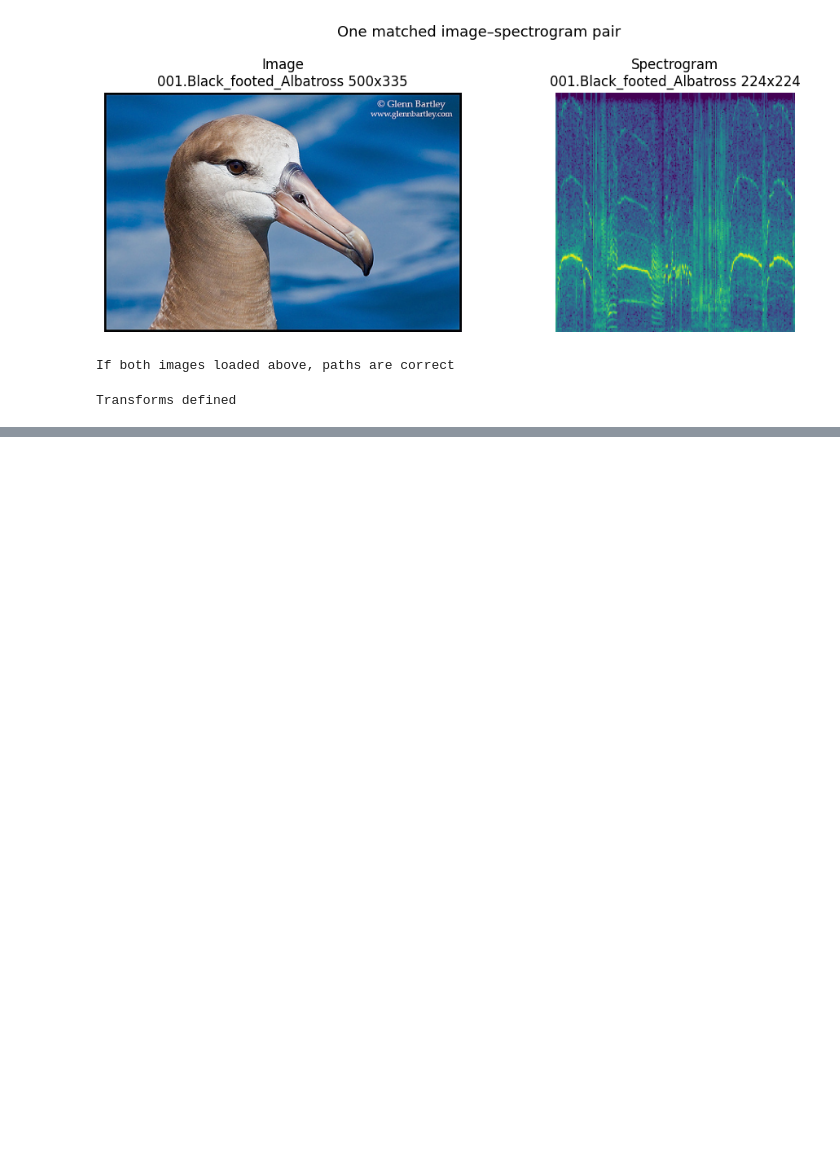
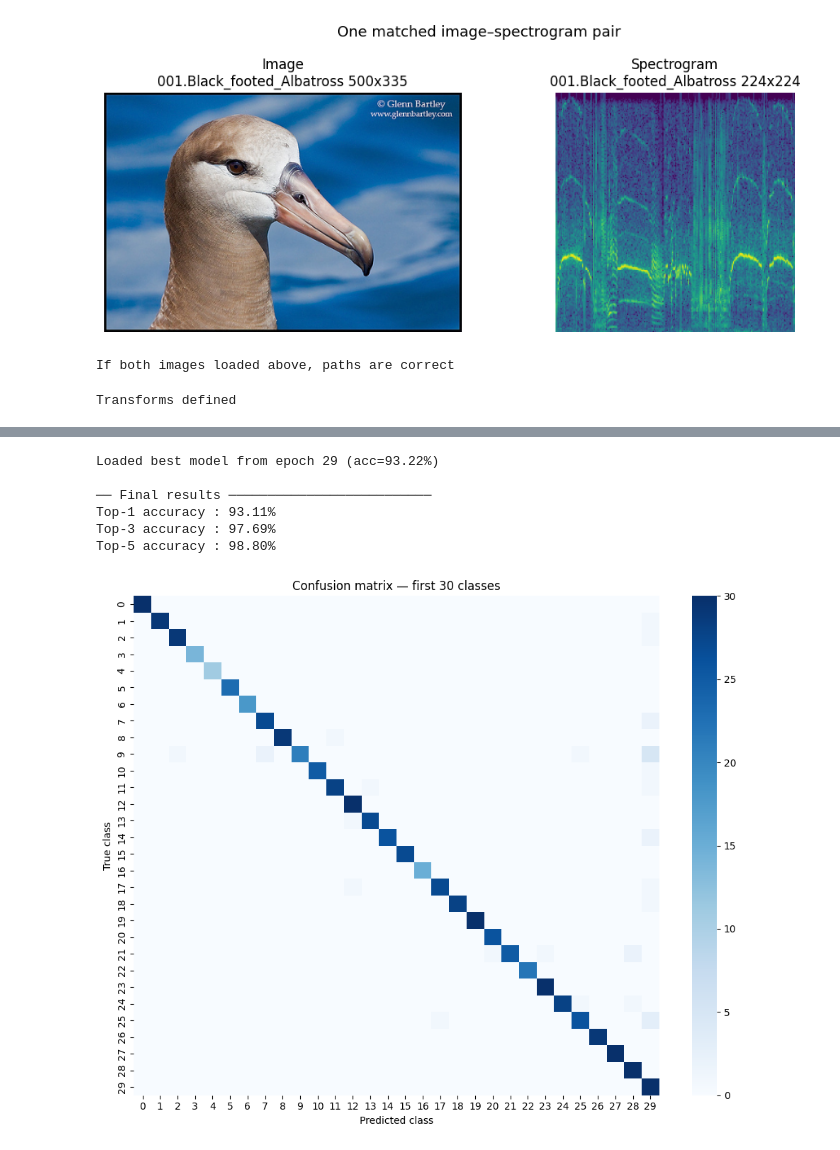
Before and after one commit to gevorgalaverdyan/Multimodal-Bird-Species-Classification, a Jupyter notebook: Multimodal_Bird_Species_Classification.ipynb, the cells around one changed output, grey strips where cells are left out. Saved outputs shown, nothing was run; the diff lists cells and outputs as text; code cells hidden in the pictures; blank space fills up the shorter version.

```diff
--- a/Multimodal_Bird_Species_Classification.ipynb
+++ b/Multimodal_Bird_Species_Classification.ipynb
@@ -331,0 +363,4 @@ plt.show()
+# %%
+criterion = nn.CrossEntropyLoss()
+optimizer = optim.Adam(model.parameters(), lr=1e-4, weight_decay=1e-4)
+scheduler = optim.lr_scheduler.ReduceLROnPlateau(optimizer, mode="max", factor=0.5, patience=3)
@@ -331,0 +477,55 @@ plt.show()
+# %%
+checkpoint = torch.load(CKPT_PATH, map_location=DEVICE)
+model.load_state_dict(checkpoint["model_state"])
+print(f"Loaded best model from epoch {checkpoint['epoch']} "
+      f"(acc={checkpoint['accuracy']*100:.2f}%)")
+
+_, test_acc, all_preds, all_labels = evaluate(
+    model, test_loader, criterion, DEVICE
+)
+
+# Top-k accuracy
+def top_k_accuracy(model, loader, k, device):
+    model.eval()
+    correct, total = 0, 0
+    with torch.no_grad():
+        for images, specs, labels in loader:
+            logits  = model(images.to(device), specs.to(device))
+            _, topk = logits.topk(k, dim=1)
+            correct += (topk == labels.to(device).unsqueeze(1)).any(dim=1).sum().item()
+            total   += labels.size(0)
+    return correct / total
+
+print("\n── Final results ──────────────────────────")
+for k in [1, 3, 5]:
+    acc = top_k_accuracy(model, test_loader, k=k, device=DEVICE)
+    print(f"Top-{k} accuracy : {acc*100:.2f}%")
+# %% [output]
+Loaded best model from epoch 29 (acc=93.22%)
+
+── Final results ──────────────────────────
+Top-1 accuracy : 93.11%
+Top-3 accuracy : 97.69%
+Top-5 accuracy : 98.80%
+# %%
+#confusion matrix
+
+SHOW_N = 30
+mask   = np.array(all_labels) < SHOW_N
+cm     = confusion_matrix(
+    np.array(all_labels)[mask],
+    np.clip(np.array(all_preds)[mask], 0, SHOW_N-1),
+    labels=list(range(SHOW_N))
+)
+
+fig, ax = plt.subplots(figsize=(10, 8))
+sns.heatmap(cm, annot=False, cmap="Blues", ax=ax,
+            xticklabels=range(SHOW_N), yticklabels=range(SHOW_N))
+ax.set_xlabel("Predicted class")
+ax.set_ylabel("True class")
+ax.set_title(f"Confusion matrix — first {SHOW_N} classes")
+plt.tight_layout()
+plt.savefig("confusion_matrix.png", dpi=150)
+plt.show()
+# %% [output]
+[figure, added]
```
Also changed, not shown: parts of 10 cells of this notebook.
